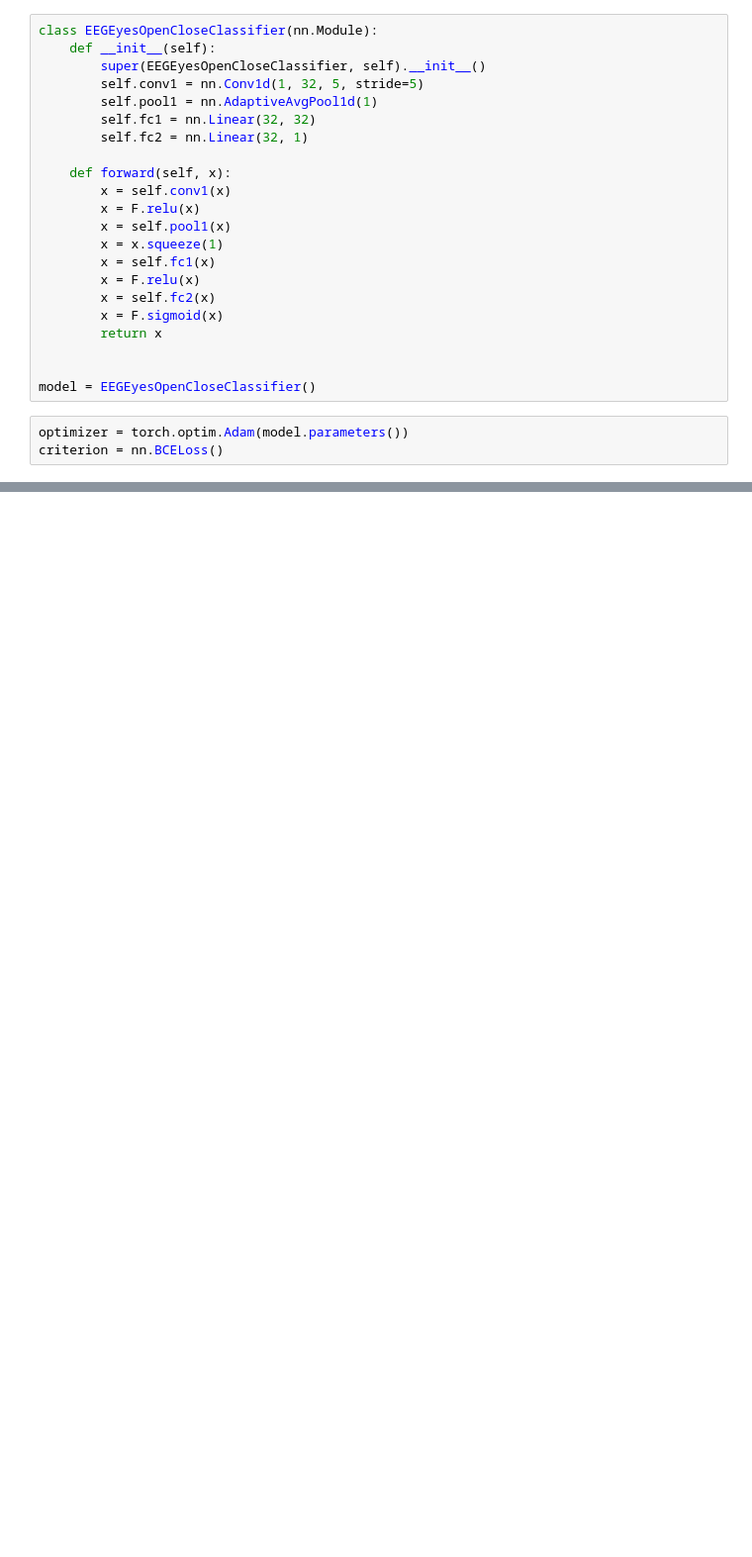
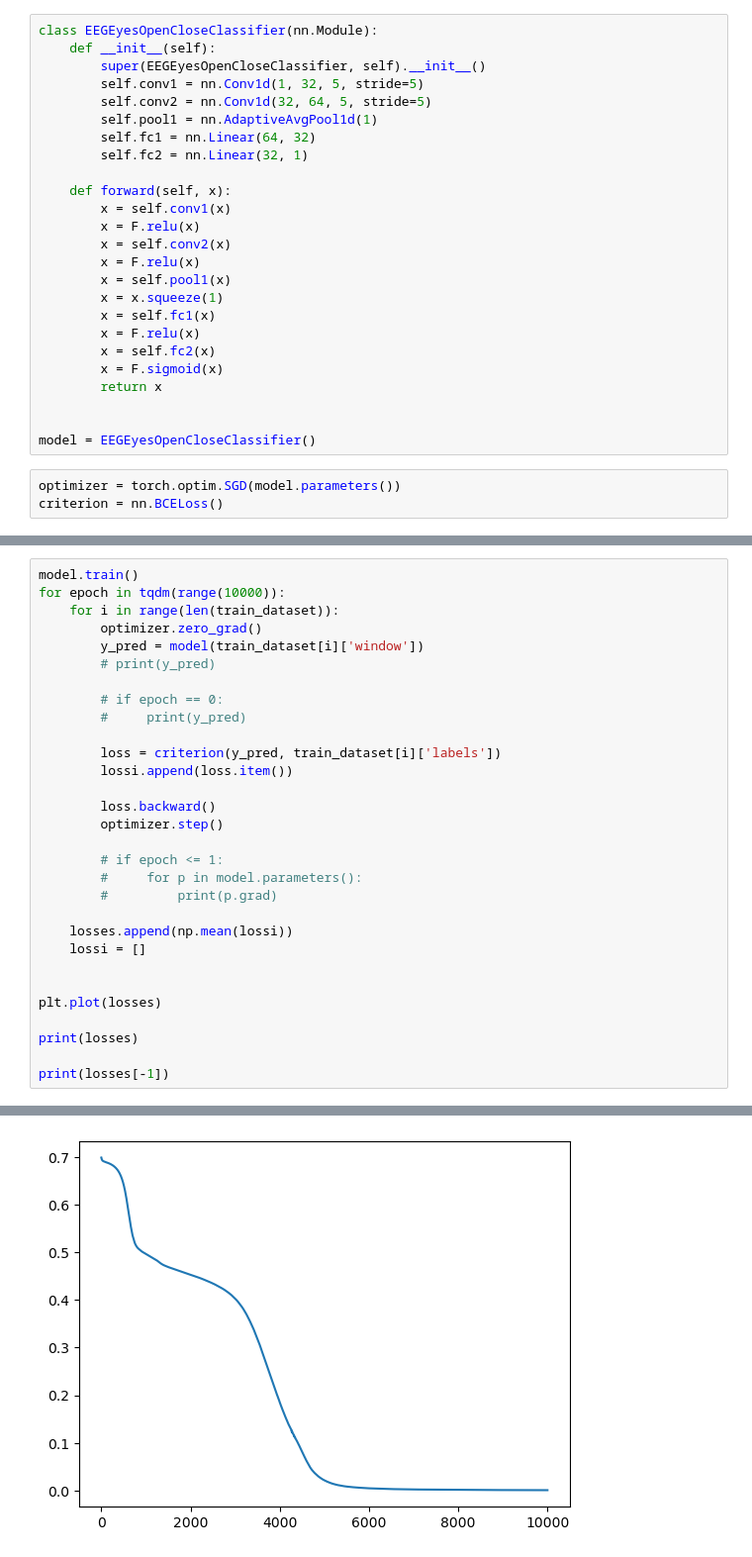
Before and after one commit to gtking1/EEGEyesOpenClassification, a Jupyter notebook: ml.ipynb, the cells around one changed output, grey strips where cells are left out. Shown at 99% size. Cells and saved outputs as stored; diff of their text form; blank space fills up the shorter version.

```diff
--- a/ml.ipynb
+++ b/ml.ipynb
@@ -61,12 +97,15 @@ class EEGEyesOpenCloseClassifier(nn.Module):
     def __init__(self):
         super(EEGEyesOpenCloseClassifier, self).__init__()
         self.conv1 = nn.Conv1d(1, 32, 5, stride=5)
+        self.conv2 = nn.Conv1d(32, 64, 5, stride=5)
         self.pool1 = nn.AdaptiveAvgPool1d(1)
-        self.fc1 = nn.Linear(32, 32)
+        self.fc1 = nn.Linear(64, 32)
         self.fc2 = nn.Linear(32, 1)
 
     def forward(self, x):
         x = self.conv1(x)
+        x = F.relu(x)
+        x = self.conv2(x)
         x = F.relu(x)
         x = self.pool1(x)
         x = x.squeeze(1)
@@ -79,5 +118,5 @@ class EEGEyesOpenCloseClassifier(nn.Module):
 
 model = EEGEyesOpenCloseClassifier()
 # %%
-optimizer = torch.optim.Adam(model.parameters())
+optimizer = torch.optim.SGD(model.parameters())
 criterion = nn.BCELoss()
@@ -108,0 +151,31 @@ print(lossi)
+# %%
+model.train()
+for epoch in tqdm(range(10000)):
+    for i in range(len(train_dataset)):
+        optimizer.zero_grad()
+        y_pred = model(train_dataset[i]['window'])
+        # print(y_pred)
+
+        # if epoch == 0:
+        #     print(y_pred)
+
+        loss = criterion(y_pred, train_dataset[i]['labels'])
+        lossi.append(loss.item())
+
+        loss.backward()
+        optimizer.step()
+
+        # if epoch <= 1:
+        #     for p in model.parameters():
+        #         print(p.grad)
+
+    losses.append(np.mean(lossi))
+    lossi = []
+
+
+plt.plot(losses)
+
+print(losses)
+
+print(losses[-1])
+# %% [output]
@@ -108,0 +184 @@ print(lossi)
+[figure, added]
```
Also changed, not shown: parts of 8 cells of this notebook, 17 other files.
